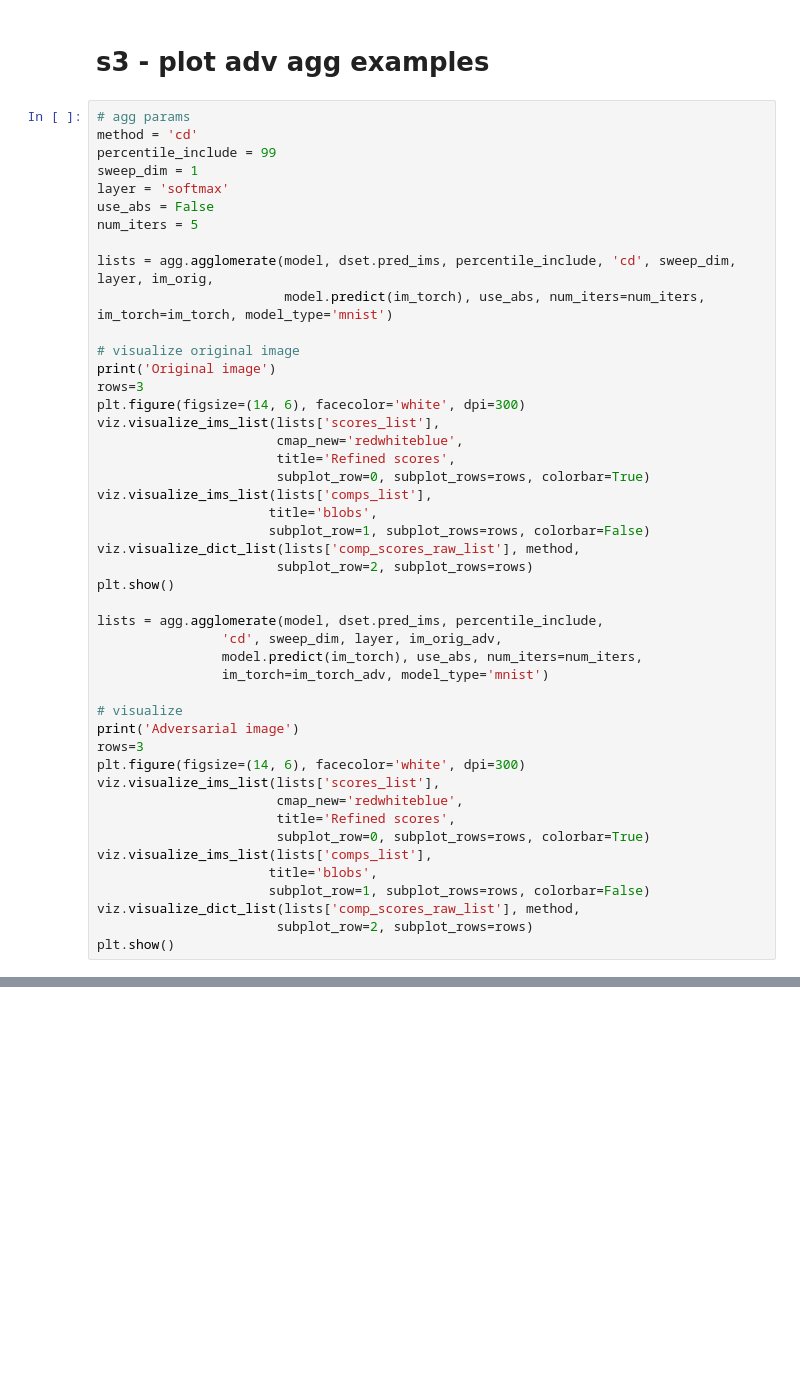
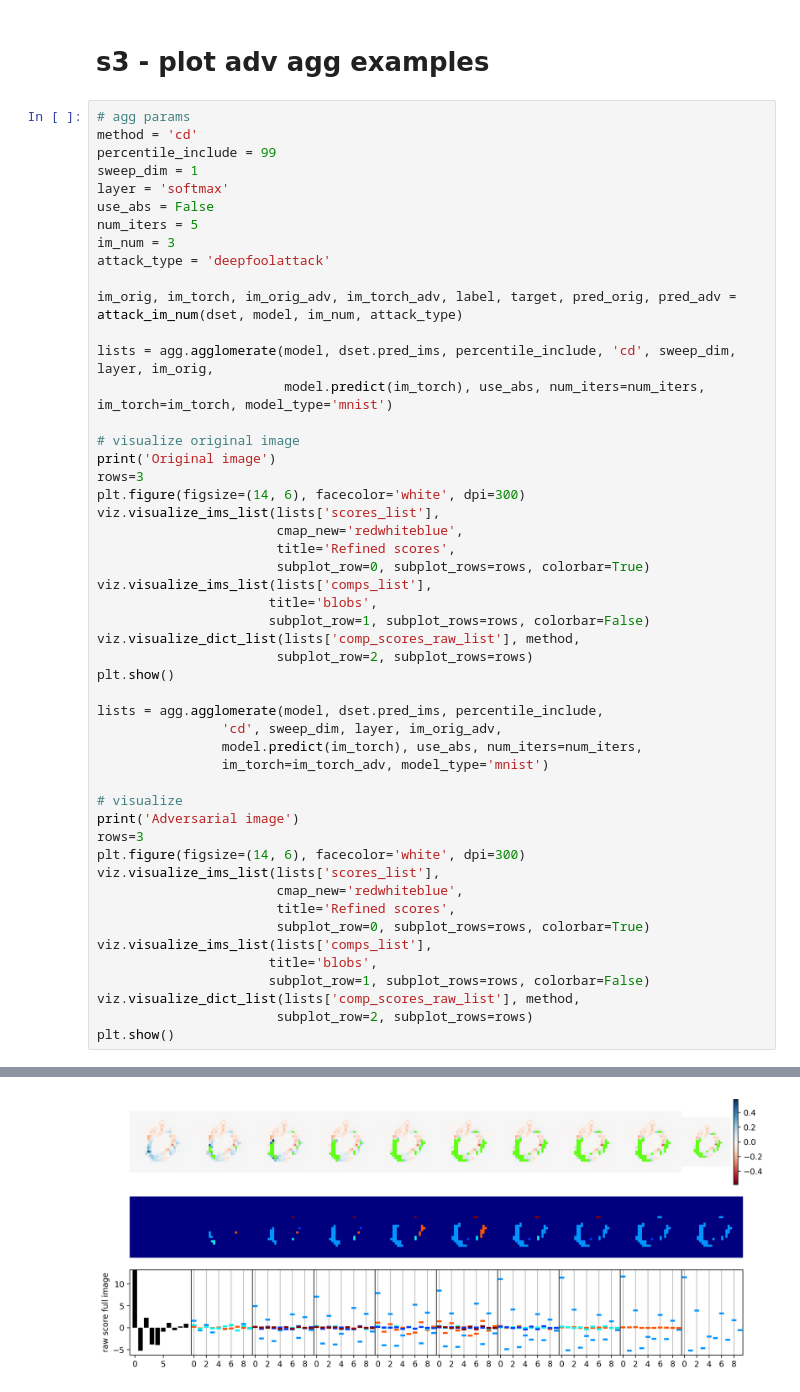
Before and after one commit to csinva/hierarchical-dnn-interpretations, a Jupyter notebook: reproduce_figs/fig_s3_s4.ipynb, the cells around one changed output, grey strips where cells are left out. Drawn from its saved outputs; the diff is of its cells as text; blank space fills up the shorter version.

```diff
--- a/reproduce_figs/fig_s3_s4.ipynb
+++ b/reproduce_figs/fig_s3_s4.ipynb
@@ -165,6 +164,10 @@ sweep_dim = 1
 layer = 'softmax'
 use_abs = False
 num_iters = 5
+im_num = 3
+attack_type = 'deepfoolattack'
+
+im_orig, im_torch, im_orig_adv, im_torch_adv, label, target, pred_orig, pred_adv = attack_im_num(dset, model, im_num, attack_type)
 
 lists = agg.agglomerate(model, dset.pred_ims, percentile_include, 'cd', sweep_dim, layer, im_orig,
                         model.predict(im_torch), use_abs, num_iters=num_iters, im_torch=im_torch, model_type='mnist')
@@ -203,3 +206,4 @@ viz.visualize_ims_list(lists['comps_list'],
 viz.visualize_dict_list(lists['comp_scores_raw_list'], method,
                        subplot_row=2, subplot_rows=rows)
 plt.show()
+# %% [output]
@@ -205,0 +211 @@ plt.show()
+[figure, added]
```
Also changed, not shown: parts of 2 cells of this notebook, 1 other file.
